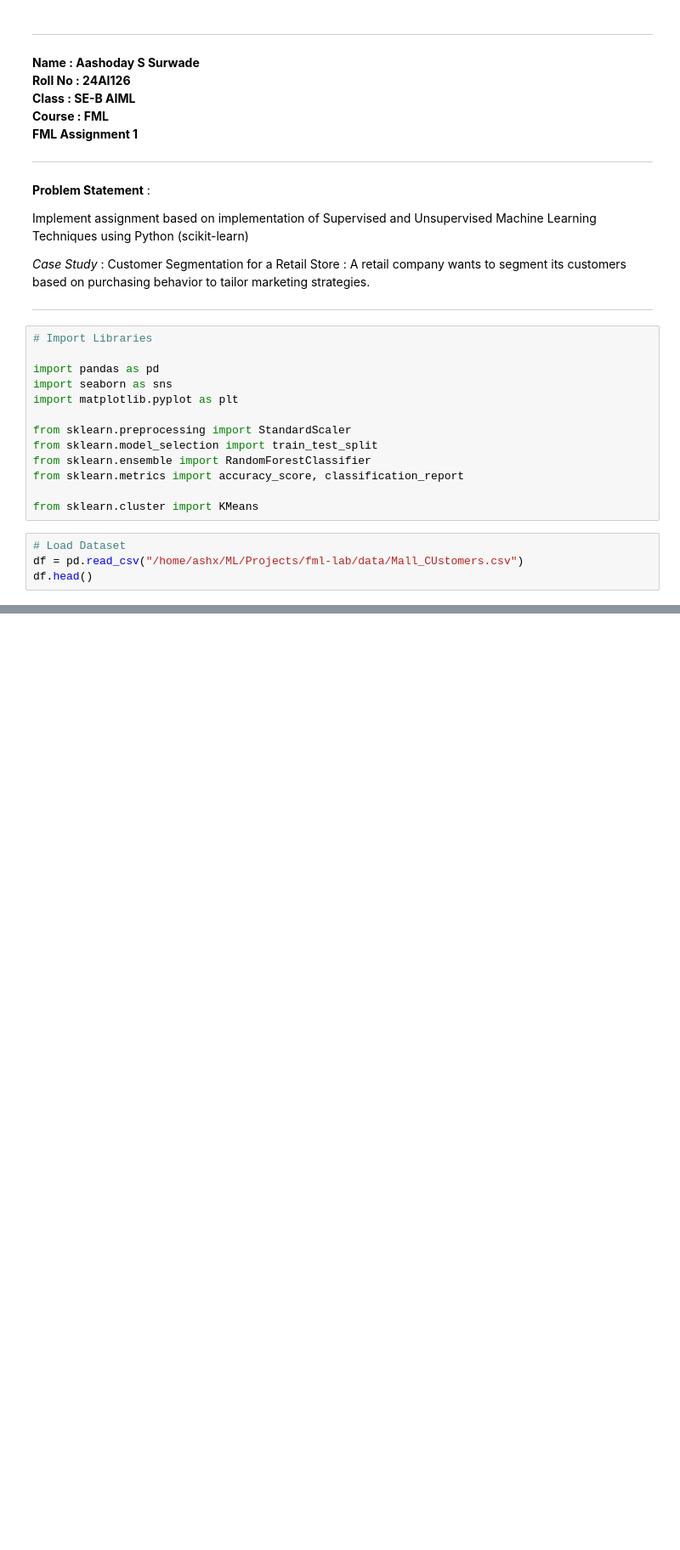
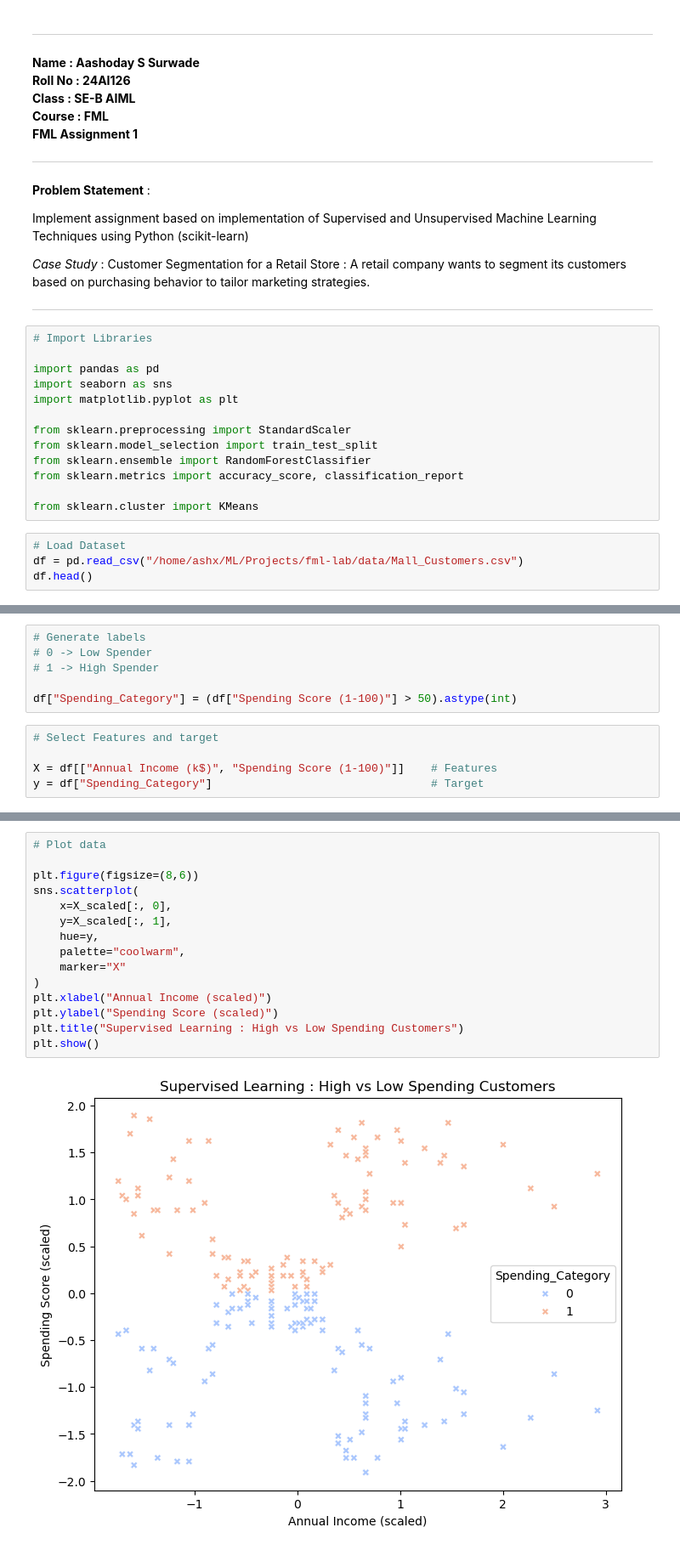
Before and after one commit to aashoday/fml-lab, a Jupyter notebook: notebooks/assignment_1.ipynb, the cells around one changed output, grey strips where cells are left out. Shown at 85% size. Drawn from its saved outputs; the diff is of its cells as text; blank space fills up the shorter version.

Commit message:
Implement customer segmentation - supervised learning

```diff
--- a/notebooks/assignment_1.ipynb
+++ b/notebooks/assignment_1.ipynb
@@ -34,6 +34,6 @@ from sklearn.metrics import accuracy_score, classification_report
 from sklearn.cluster import KMeans
 # %%
 # Load Dataset
-df = pd.read_csv("/home/ashx/ML/Projects/fml-lab/data/Mall_CUstomers.csv")
+df = pd.read_csv("/home/ashx/ML/Projects/fml-lab/data/Mall_Customers.csv")
 df.head()
 # %% [output]
@@ -40,0 +66,11 @@ FileNotFoundError: [Errno 2] No such file or directory: 'fml-lab/data/Mall_Custo
+# %%
+# Generate labels
+# 0 -> Low Spender
+# 1 -> High Spender
+
+df["Spending_Category"] = (df["Spending Score (1-100)"] > 50).astype(int)
+# %%
+# Select Features and target
+
+X = df[["Annual Income (k$)", "Spending Score (1-100)"]]    # Features
+y = df["Spending_Category"]                                 # Target
@@ -40,0 +135,17 @@ FileNotFoundError: [Errno 2] No such file or directory: 'fml-lab/data/Mall_Custo
+# %%
+# Plot data
+
+plt.figure(figsize=(8,6))
+sns.scatterplot(
+    x=X_scaled[:, 0],
+    y=X_scaled[:, 1],
+    hue=y,
+    palette="coolwarm",
+    marker="X"
+)
+plt.xlabel("Annual Income (scaled)")
+plt.ylabel("Spending Score (scaled)")
+plt.title("Supervised Learning : High vs Low Spending Customers")
+plt.show()
+# %% [output]
+[figure, added]
```
Also changed, not shown: parts of 9 cells of this notebook.
